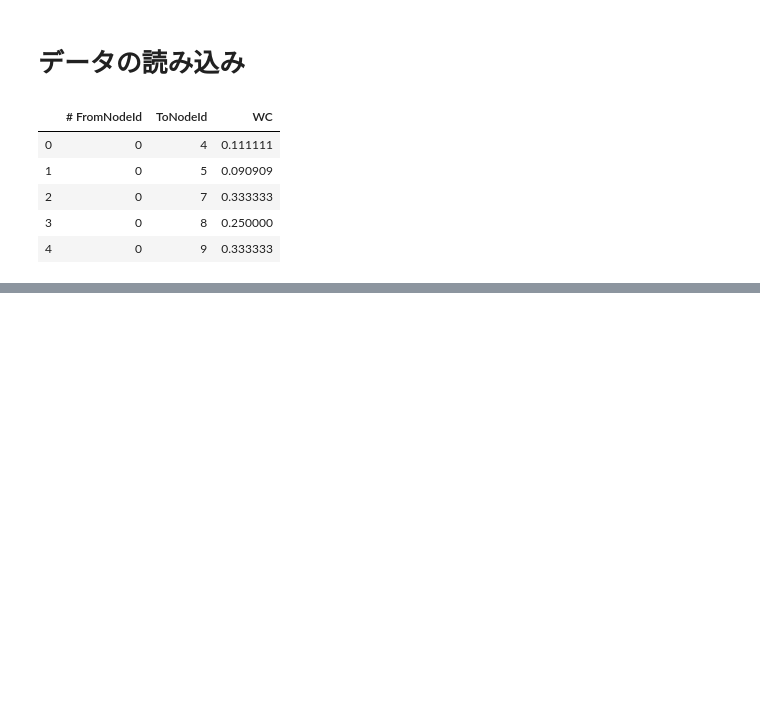
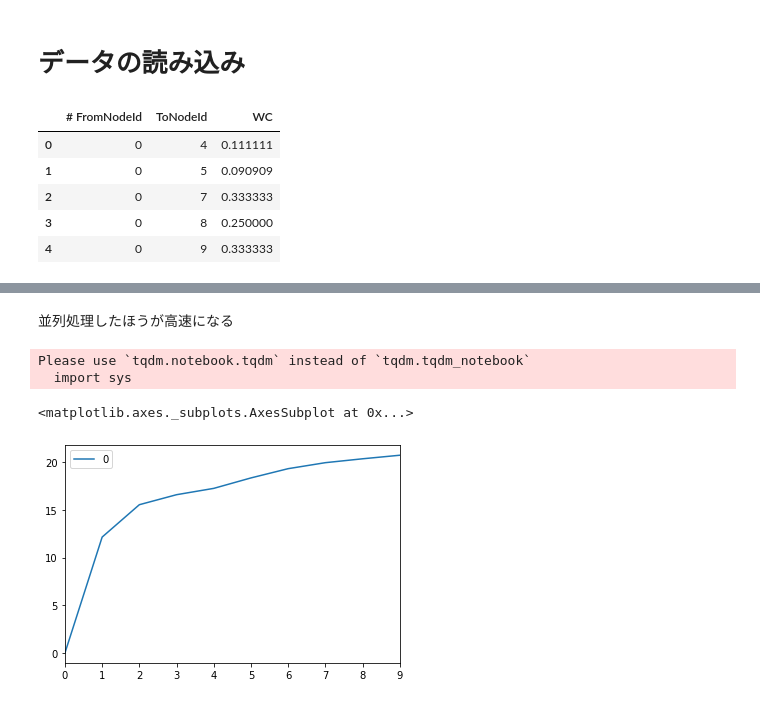
Before and after one commit to plue1011/code, a Jupyter notebook: 影響数計算実験.ipynb, the cells around one changed output, grey strips where cells are left out. Drawn from its saved outputs; the diff is of its cells as text; code cells hidden in the pictures; blank space fills up the shorter version.

Commit message:
experiment

```diff
--- a/影響数計算実験.ipynb
+++ b/影響数計算実験.ipynb
@@ -22,2 +23,13 @@ import collections
 
 %matplotlib inline
+# %%
+def experiment_IC(G, seed, T=10000):
+    inf_sum = 0
+    inf_size_list = []
+    for i in tqdm(range(T)):
+        simulation = mc.IC_simulation(G, seed)
+
+        # 影響数
+        inf_sum += simulation
+        inf_size_list.append(inf_sum / (i+1))
+    return inf_size_list, inf_sum/T
@@ -43,24 +64,3 @@ G = nx.DiGraph()
 # %%
 # 重み付きの枝を加える
 G.add_weighted_edges_from(network_np)
-# %%
-def experiment_IC(G, seed, T=100):
-    V_reach = {i:0 for i in G.nodes()}
-    V_pass = {i:0 for i in G.nodes()}
-    inf_sum = 0
-    inf_size = []
-    for i in range(T):
-        simulation = mc.IC_simulation(G, seed)
-        simulation_cnt = collections.Counter(simulation.values())
-        # 到達頂点
-        V_reach_update = {key:V_reach[key]+1 for key in simulation}
-        V_reach.update(V_reach_update)
-
-        # 通過頂点
-        V_pass_update = {key:V_pass[key]+value for key, value in simulation_cnt.items()}
-        V_pass.update(V_pass_update)
-
-        # 影響数
-        inf_sum += len(simulation)
-        inf_size.append(inf_sum / (i+1))
-    return V_reach, V_pass, inf_size
@@ -66,0 +101,17 @@ def experiment_IC(G, seed, T=100):
+# %% [markdown]
+並列処理したほうが高速になる
+# %%
+inf_size_process_list = []
+inf_size_list = []
+for s in tqdm(range(0,10,1)):
+    inf_size_process, inf_size = experiment_IC(G, seed[:s],10000)
+    inf_size_process_list.append(inf_size_process)
+    inf_size_list.append(inf_size)
+# %% [output]
+Please use `tqdm.notebook.tqdm` instead of `tqdm.tqdm_notebook`
+  import sys
+# %%
+pd.DataFrame(inf_size_list, index=range(0,10,1)).plot()
+# %% [output]
+<matplotlib.axes._subplots.AxesSubplot at 0x...>
+[figure, added]
```
Also changed, not shown: parts of 52 cells of this notebook.
